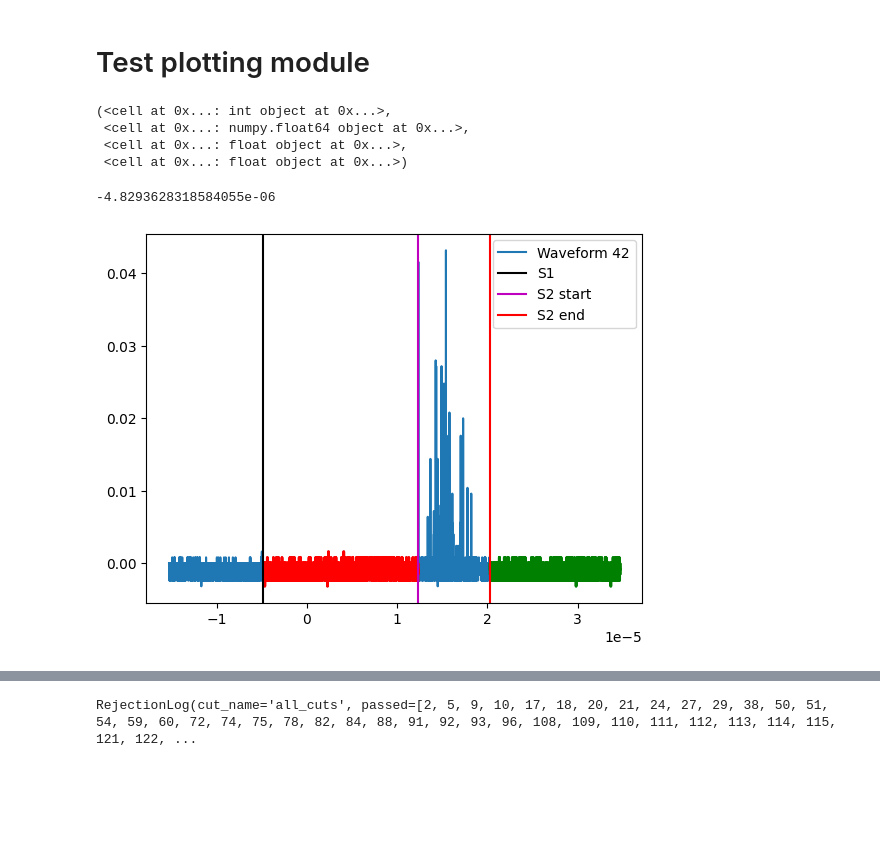
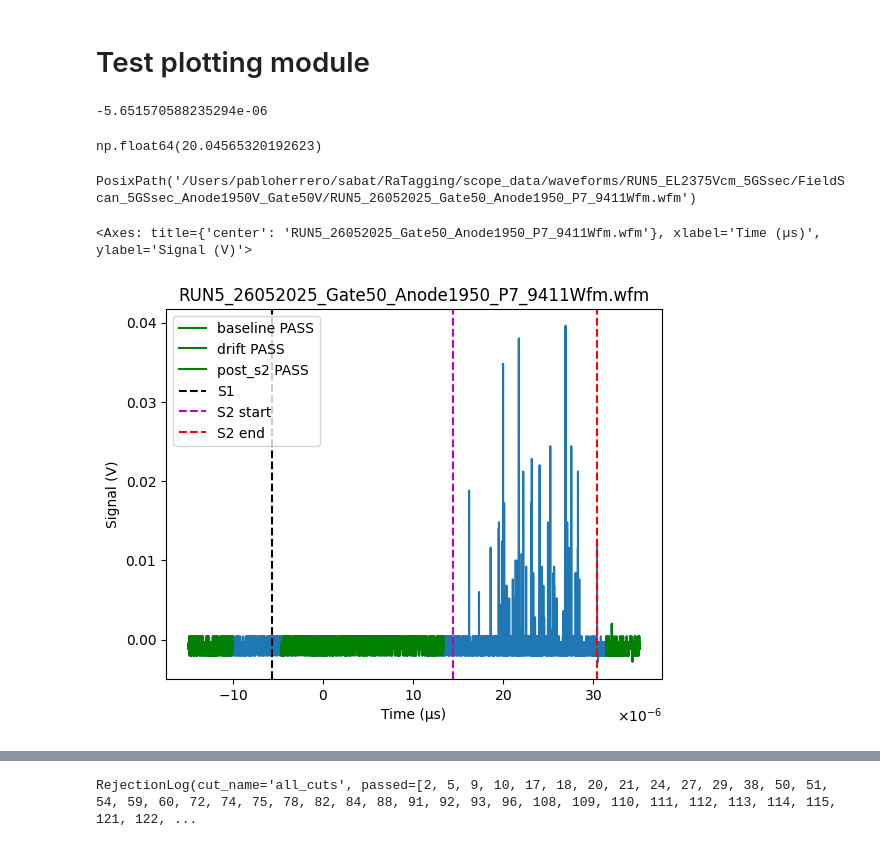
Before and after one commit to proscrite/RaTag, a Jupyter notebook: notebooks/refactoring_dataclass.ipynb, the cells around one changed output, grey strips where cells are left out. Cells and saved outputs as stored; diff of their text form; code cells hidden in the pictures; blank space fills up the shorter version.

Commit message:
Refactor plot_cut_results function to improve waveform plotting and streamline parameters

```diff
--- a/notebooks/refactoring_dataclass.ipynb
+++ b/notebooks/refactoring_dataclass.ipynb
@@ -20,6 +23,6 @@ import RaTag.plotting as plotting # type: ignore
 # %%
-base_dir = Path('/Users/pabloherrero/sabat/RaTagging/scope_data/waveforms/RUN2_EL3kVcm_1GSsec')
-meas_path = base_dir / 'FieldScan_1GSsec_EL2470_Gate70'
+base_dir = Path('/Users/pabloherrero/sabat/RaTagging/scope_data/waveforms/RUN5_EL2375Vcm_5GSsec')
+meas_path = base_dir / 'FieldScan_5GSsec_Anode1950V_Gate50V'
 wfm_paths = sorted(meas_path.glob('*.wfm'))
 # %%
 EL_gap = 0.8 # cm
@@ -57,4 +75,4 @@ np.float64(17.13152509716977)
 # %%
-set70 = meas.estimate_s1_from_batches(set70, height_S1=0.001, batch_size=10)
+set70 = meas.estimate_s1_from_batches(set70, height_S1=0.001, batch_size=50)
 set70.metadata['t_s1'], set70.metadata['t_s1_std']
 # %% [output]
@@ -62,3 +79,0 @@ set70.metadata['t_s1'], set70.metadata['t_s1_std']
-# %%
-set70 = meas.estimate_s1_from_batches(set70, batch_size=20, height_S1=0.001)
-set70.metadata['t_s1'], set70.metadata['t_s1_std']
@@ -82,11 +107,8 @@ np.True_
 # %%
-baseline_log = meas.apply_cut(set70, cuts.make_baseline_cut, "baseline", "Stable baseline")
-drift_log    = meas.apply_cut(set70, meas.drift_region_cut(set70, t_tol=1e-6), "drift", "Clean drift")
-post_log     = meas.apply_cut(set70, meas.post_s2_cut(set70, width_s2=1e-5), "post_s2", "No noise after S2")
+# baseline_log = meas.apply_cut(set70, base_cut, "baseline", "Clean baseline")
+# drift_log    = meas.apply_cut(set70, drift_cut, "drift", "Clean drift")
+# post_log     = meas.apply_cut(set70, post_cut, "post_s2", "No noise after S2")
 
-all_log = meas.combine_logs([baseline_log, drift_log, post_log])
-
-
-# len(set70.filenames), len(clean_set.filenames)
+# all_log = meas.combine_logs([baseline_log, drift_log, post_log])
 # %%
 # Filter the set to only clean waveforms
@@ -131,21 +145,23 @@ log
 # %% [markdown]
 # Test plotting module
-# %%
-drift_log.cut_fn.__closure__
-# %% [output]
-(<cell at 0x...: int object at 0x...>,
- <cell at 0x...: numpy.float64 object at 0x...>,
- <cell at 0x...: float object at 0x...>,
- <cell at 0x...: float object at 0x...>)
 # %%
 set70.metadata['t_s1']
 # %% [output]
--4.8293628318584055e-06
+-5.651570588235294e-06
+# %%
+set70.time_drift
+# %% [output]
+np.float64(20.04565320192623)
+# %%
+set70.source_dir / set70.filenames[42]
+# %% [output]
+PosixPath('/Users/pabloherrero/sabat/RaTagging/scope_data/waveforms/RUN5_EL2375Vcm_5GSsec/FieldScan_5GSsec_Anode1950V_Gate50V/RUN5_26052025_Gate50_Anode1950_P7_9411Wfm.wfm')
 # %%
 wf = dataIO.load_wfm(set70.source_dir / set70.filenames[42])
-plotting.plot_cut_results(wf, set70, logs, wf_index=42, width_s2=8e-6)
+plotting.plot_cut_results(wf, set70, [baseline_log, drift_log, post_log], width_s2=16e-6)
 # %% [output]
+<Axes: title={'center': 'RUN5_26052025_Gate50_Anode1950_P7_9411Wfm.wfm'}, xlabel='Time (µs)', ylabel='Signal (V)'>
-[figure, old version]
+[figure, new version]
 # %%
 %matplotlib inline
 # fig, ax = plt.subplots()
```
Also changed, not shown: parts of 21 cells of this notebook, 1 other file.
